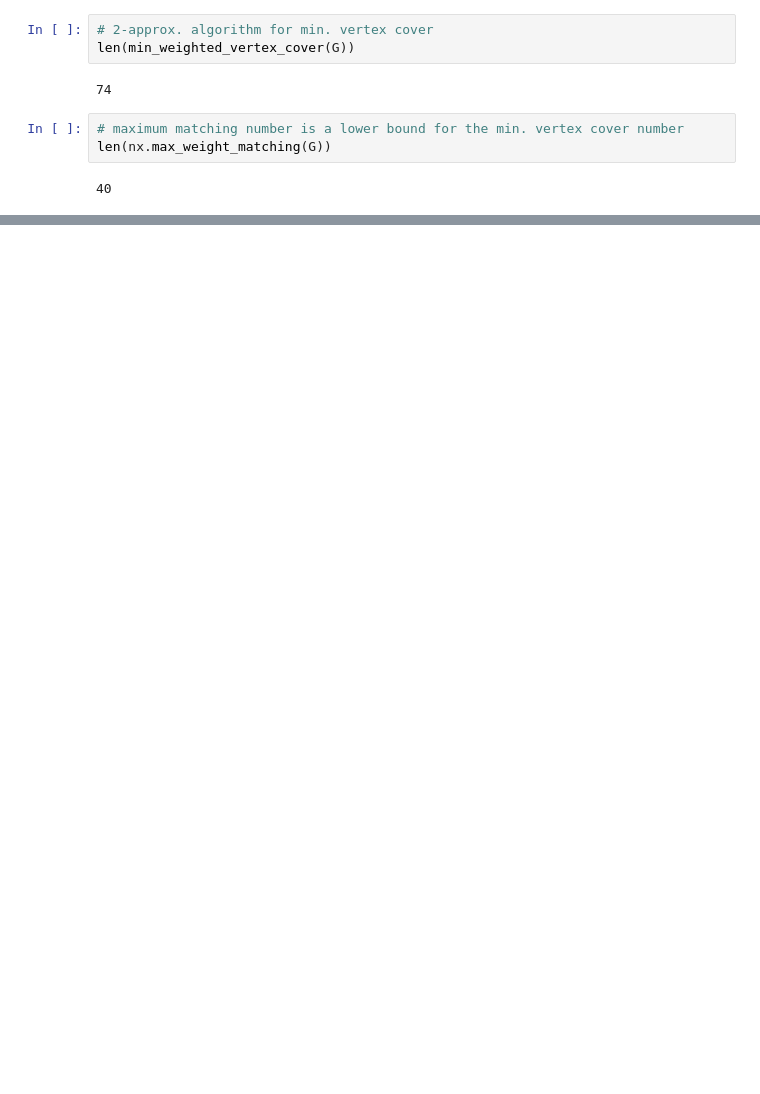
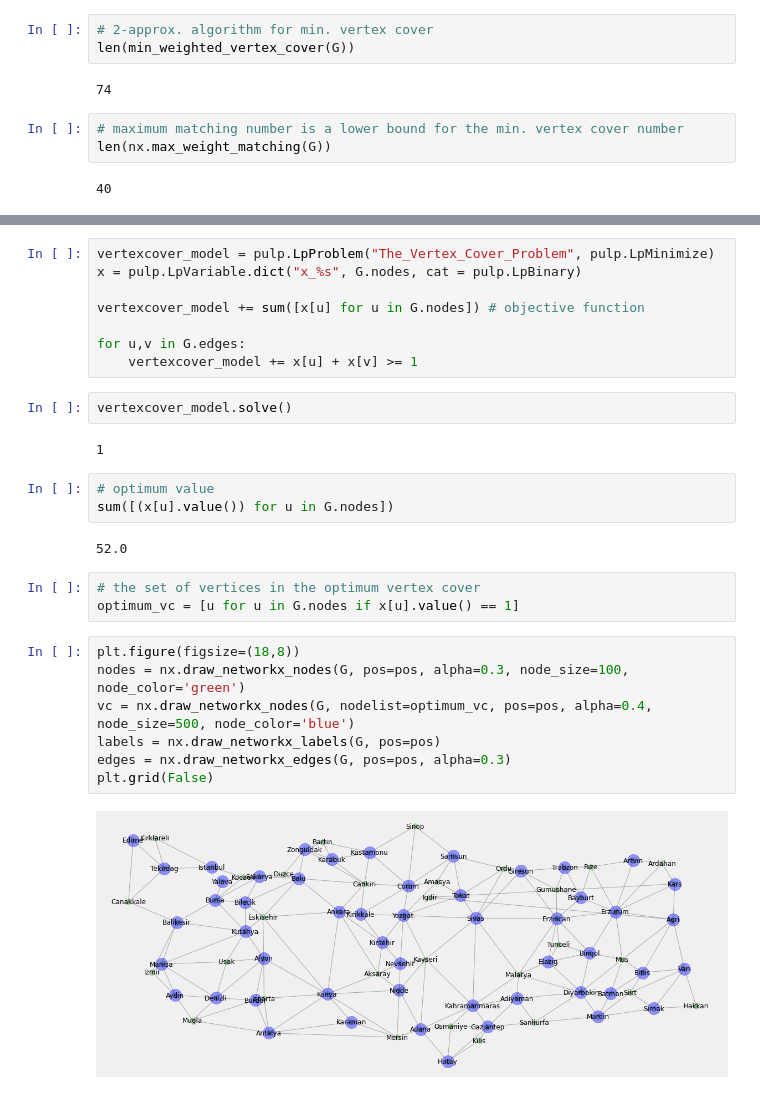
Before and after one commit to armanboyaci/vertex_cover, a Jupyter notebook: analysis.ipynb, the cells around one changed output, grey strips where cells are left out. Drawn from its saved outputs; the diff is of its cells as text; blank space fills up the shorter version.

```diff
--- a/analysis.ipynb
+++ b/analysis.ipynb
@@ -105,0 +150,29 @@ edges = nx.draw_networkx_edges(G, pos=pos, alpha=0.3)
+# %%
+vertexcover_model = pulp.LpProblem("The_Vertex_Cover_Problem", pulp.LpMinimize)
+x = pulp.LpVariable.dict("x_%s", G.nodes, cat = pulp.LpBinary)
+
+vertexcover_model += sum([x[u] for u in G.nodes]) # objective function
+
+for u,v in G.edges:
+    vertexcover_model += x[u] + x[v] >= 1
+# %%
+vertexcover_model.solve()
+# %% [output]
+1
+# %%
+# optimum value
+sum([(x[u].value()) for u in G.nodes])
+# %% [output]
+52.0
+# %%
+# the set of vertices in the optimum vertex cover
+optimum_vc = [u for u in G.nodes if x[u].value() == 1]
+# %%
+plt.figure(figsize=(18,8))
+nodes = nx.draw_networkx_nodes(G, pos=pos, alpha=0.3, node_size=100, node_color='green')
+vc = nx.draw_networkx_nodes(G, nodelist=optimum_vc, pos=pos, alpha=0.4, node_size=500, node_color='blue')
+labels = nx.draw_networkx_labels(G, pos=pos)
+edges = nx.draw_networkx_edges(G, pos=pos, alpha=0.3)
+plt.grid(False)
+# %% [output]
+[figure, added]
```
Also changed, not shown: parts of 11 cells of this notebook.
